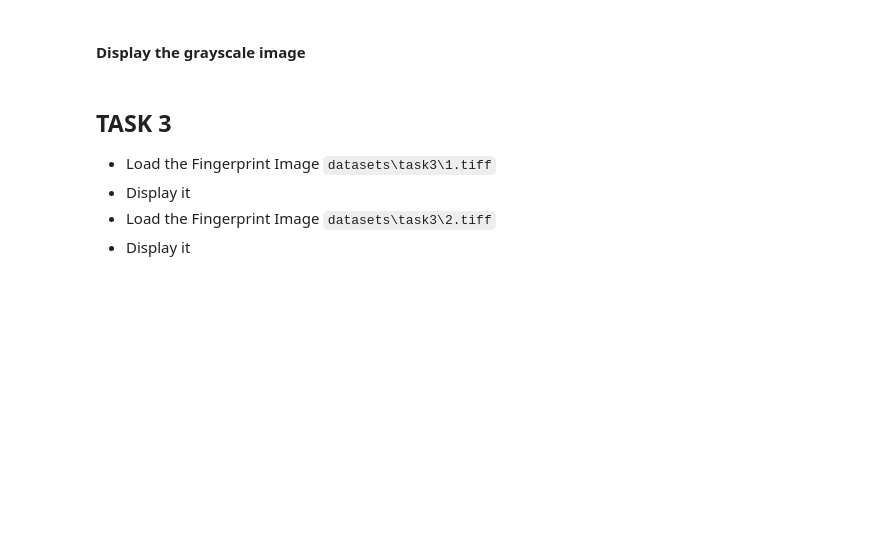
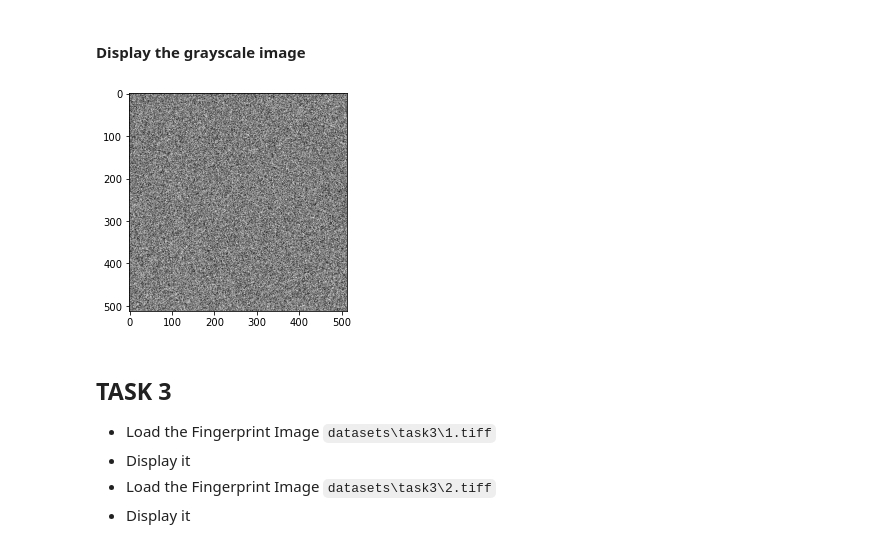
Before and after one commit to nishkalprakash/learn-fingerprint-processing, a Jupyter notebook: milestone_1.ipynb, the cells around one changed output. Drawn from its saved outputs; the diff is of its cells as text; code cells hidden in the pictures; blank space fills up the shorter version.

```diff
--- a/milestone_1.ipynb
+++ b/milestone_1.ipynb
@@ -40,2 +51,24 @@ You may add more code and markdown cells as needed
+# %%
+import numpy as np
+from PIL import Image
+import matplotlib.pyplot as plt
+
+# read the image file as a numpy array
+image = np.array(Image.open('random_image.png'))
+
+# get the height and width of the image
+height, width = image.shape[:2]
+
+# create a new array to hold the grayscale image
+grayscale_image = np.zeros((height, width), dtype=np.uint8)
+
+# loop through each pixel in the image and convert it to grayscale
+for i in range(height):
+    for j in range(width):
+        r = image[i,j,0]
+        g = image[i,j,1]
+        b = image[i,j,2]
+        grayscale_pixel = int((r + g + b) / 3)
+        grayscale_image[i,j] = grayscale_pixel
 # %% [markdown]
 #### Display the grayscale image
@@ -44,3 +75,13 @@ You may add more code and markdown cells as needed
+# %%
+# display the grayscale image using matplotlib
+plt.imshow(grayscale_image, cmap='gray')
+plt.show()
+
+# save the grayscale image as a file in the current directory
+grayscale_image_obj = Image.fromarray(grayscale_image)
+grayscale_image_obj.save('grayscale_image.png')
+# %% [output]
+[figure, added]
 # %% [markdown]
 ## TASK 3
 * Load the Fingerprint Image `datasets\task3\1.tiff`
```
Also changed, not shown: parts of 15 cells of this notebook, 1 other file.
